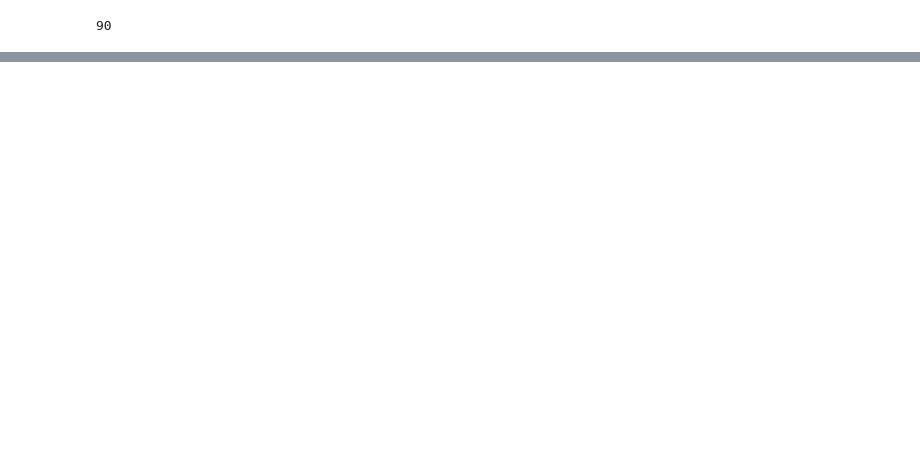
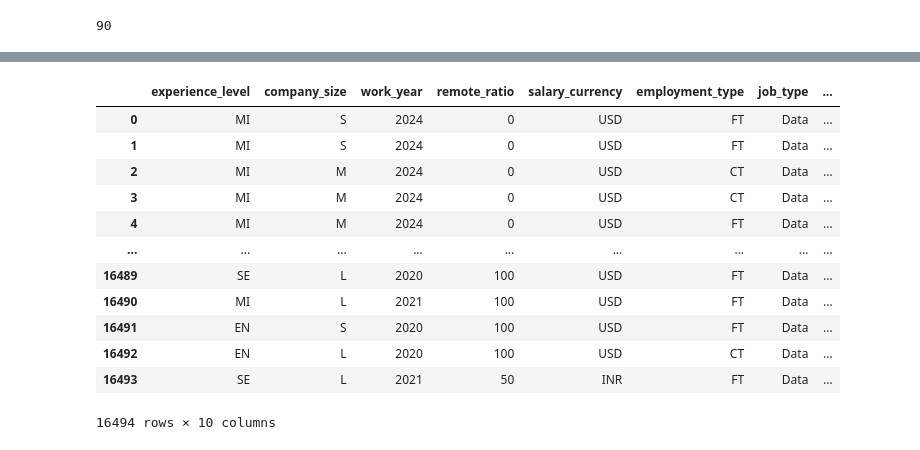
Before and after one commit to YanCotta/SDS-CP032-mlpaygrade, a Jupyter notebook: submissions/team-members/hien-nguyen/salaries_prediction.ipynb, the cells around one changed output, grey strips where cells are left out. Cells and saved outputs as stored; diff of their text form; code cells hidden in the pictures; blank space fills up the shorter version.

```diff
--- a/submissions/team-members/hien-nguyen/salaries_prediction.ipynb
+++ b/submissions/team-members/hien-nguyen/salaries_prediction.ipynb
@@ -82,31 +132,5 @@ sns.heatmap(numeric_sal.corr(), annot=True)
 salaries2 = salaries.copy()
 salaries2['work_year'] = salaries2['work_year'].astype(str)
 salaries2['remote_ratio'] = salaries2['remote_ratio'].astype(str)
-# %%
-def job_type_label(title):
-    if 'Robotics' in title:
-        return 'Robotics'
-    elif 'Machine Learning' in title:
-        return 'Machine Learning'
-    elif "ML" in title:
-        return 'Machine Learning'
-    elif 'AI' in title:
-        return 'AI'
-    elif 'Deep Learning' in title:
-        return 'AI'
-    elif 'NLP' in title:
-        return 'AI'
-    elif 'Data' in title:
-        return 'Data'
-    elif 'Insight' in title:
-        return 'Data'
-    elif 'Analytics' in title:
-        return 'Data'
-    elif 'Business Intelligence' in title:
-        return 'Business Intelligence'
-    elif 'BI' in title:
-        return 'Business Intelligence'
-    else:
-        return "Others"
 # %%
 salaries2['job_type'] = salaries2['job_title'].apply(job_type_label)
@@ -156,0 +387,20 @@ plt.tight_layout()
+# %%
+salaries3 = salaries2.drop(['job_title', 'employee_residence', 'company_location'], axis=1)
+salaries3 = salaries3[['experience_level', 'company_size', 'work_year', 'remote_ratio', 'salary_currency',
+                       'employment_type', 'job_type', 'employee_continent', 'company_continent',
+                       'salary_in_usd']]
+salaries3
+# %% [output]
+|  | experience_level | company_size | work_year | remote_ratio | salary_currency | employment_type | job_type | ... |
+| 0 | MI | S | 2024 | 0 | USD | FT | Data | ... |
+| 1 | MI | S | 2024 | 0 | USD | FT | Data | ... |
+| 2 | MI | M | 2024 | 0 | USD | CT | Data | ... |
+| 3 | MI | M | 2024 | 0 | USD | CT | Data | ... |
+| 4 | MI | M | 2024 | 0 | USD | FT | Data | ... |
+| ... | ... | ... | ... | ... | ... | ... | ... | ... |
+| 16489 | SE | L | 2020 | 100 | USD | FT | Data | ... |
+| 16490 | MI | L | 2021 | 100 | USD | FT | Data | ... |
+| 16491 | EN | S | 2020 | 100 | USD | FT | Data | ... |
+| 16492 | EN | L | 2020 | 100 | USD | CT | Data | ... |
+| 16493 | SE | L | 2021 | 50 | INR | FT | Data | ... |
+16494 rows × 10 columns
```
Also changed, not shown: parts of 30 cells of this notebook, 6 other files.
